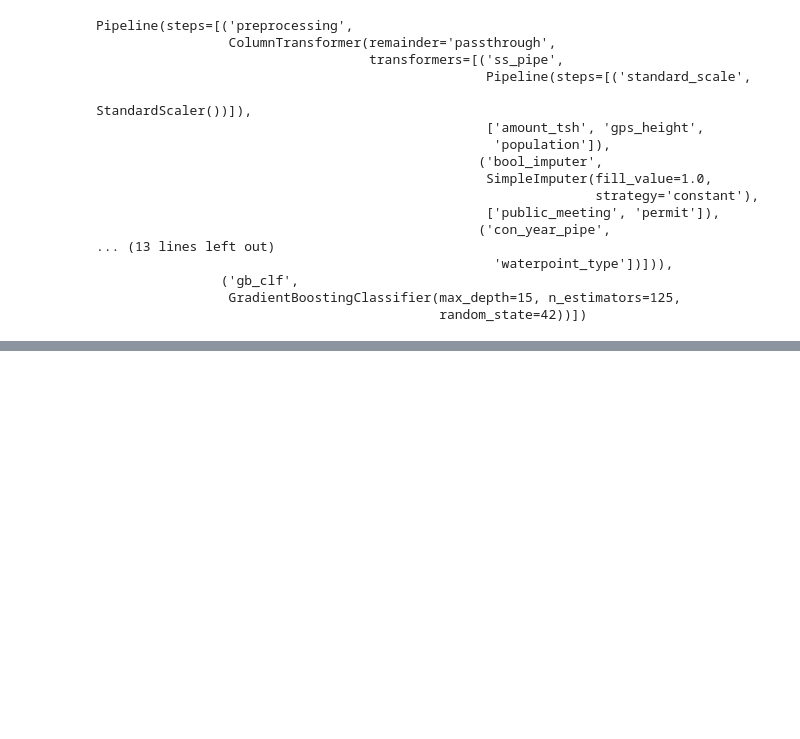
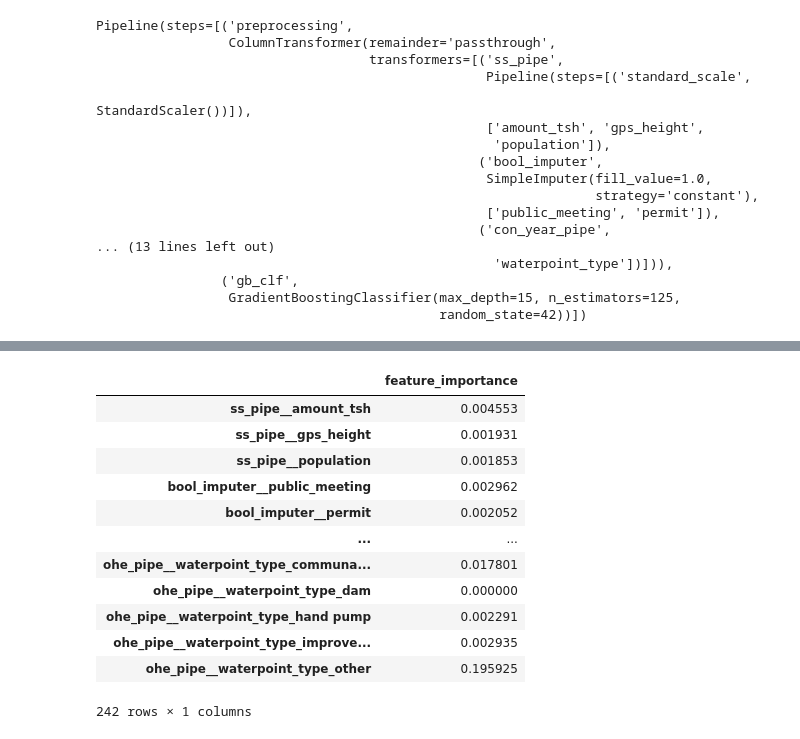
Before and after one commit to rjpost20/Classification-Project, a Jupyter notebook: Water Pump Classification Model V2.ipynb, the cells around one changed output, grey strips where cells are left out. Drawn from its saved outputs; the diff is of its cells as text; code cells hidden in the pictures; blank space fills up the shorter version.

```diff
--- a/Water Pump Classification Model V2.ipynb
+++ b/Water Pump Classification Model V2.ipynb
@@ -1617,0 +1667,16 @@ AUC score: 0.89139
+# %%
+temp
+# %% [output]
+|  | feature_importance |
+| ss_pipe__amount_tsh | 0.004553 |
+| ss_pipe__gps_height | 0.001931 |
+| ss_pipe__population | 0.001853 |
+| bool_imputer__public_meeting | 0.002962 |
+| bool_imputer__permit | 0.002052 |
+| ... | ... |
+| ohe_pipe__waterpoint_type_communa... | 0.017801 |
+| ohe_pipe__waterpoint_type_dam | 0.000000 |
+| ohe_pipe__waterpoint_type_hand pump | 0.002291 |
+| ohe_pipe__waterpoint_type_improve... | 0.002935 |
+| ohe_pipe__waterpoint_type_other | 0.195925 |
+242 rows × 1 columns
```
Also changed, not shown: parts of 53 cells of this notebook.
